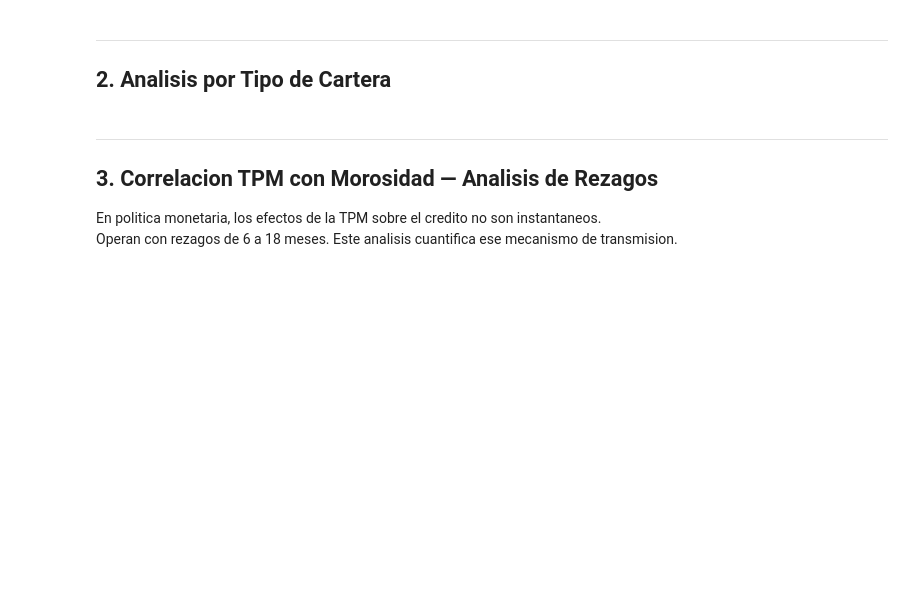
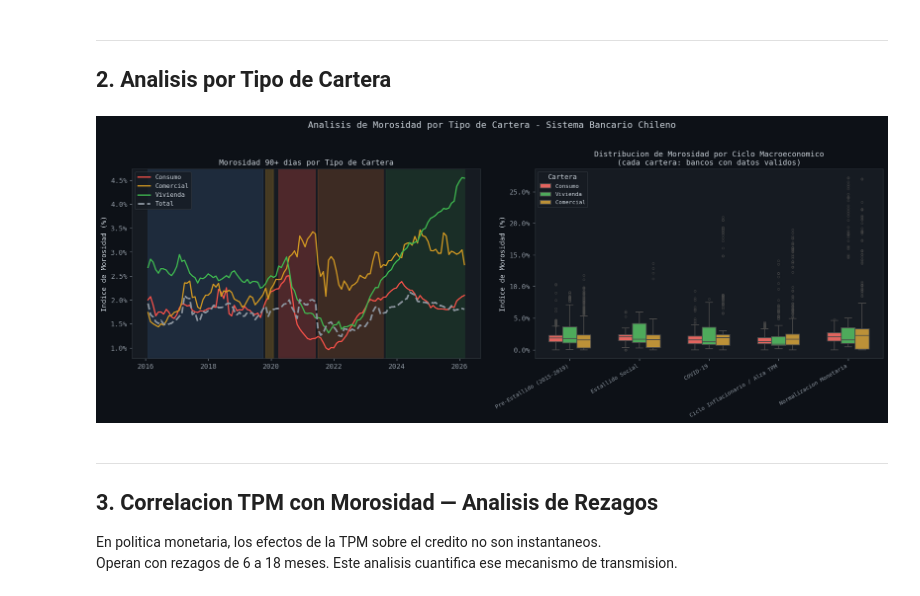
Before and after one commit to Iakrshn/chilean-banking-risk-monitor, a Jupyter notebook: notebooks/02_analisis_estadistico.ipynb, the cells around one changed output. Cells and saved outputs as stored; diff of their text form; code cells hidden in the pictures; blank space fills up the shorter version.

```diff
--- a/notebooks/02_analisis_estadistico.ipynb
+++ b/notebooks/02_analisis_estadistico.ipynb
@@ -83,11 +83,18 @@ REPORT_DIR.mkdir(exist_ok=True)
 df = pd.read_parquet(PROC_DIR / 'dataset_maestro.parquet')
 df['fecha'] = pd.to_datetime(df['fecha'])
 
+mora_consumo_sistema  = (
+    df[df['tiene_cartera_consumo']]
+    .groupby('fecha')['mora_consumo'].mean()
+)
+mora_vivienda_sistema = (
+    df[df['tiene_cartera_vivienda']]
+    .groupby('fecha')['mora_vivienda'].mean()
+)
+
 df_sistema = df.groupby('fecha').agg(
     mora_total     = ('mora_total',     'mean'),
     mora_comercial = ('mora_comercial', 'mean'),
-    mora_consumo   = ('mora_consumo',   'mean'),
-    mora_vivienda  = ('mora_vivienda',  'mean'),
     tpm            = ('tpm',            'first'),
     imacec         = ('imacec',         'first'),
     ipc            = ('ipc',            'first'),
@@ -95,5 +102,11 @@ df_sistema = df.groupby('fecha').agg(
     ciclo          = ('ciclo',          'first'),
 ).reset_index()
 
+# Agregar consumo y vivienda filtrados
+df_sistema = df_sistema.merge(mora_consumo_sistema.rename('mora_consumo'),   on='fecha', how='left')
+df_sistema = df_sistema.merge(mora_vivienda_sistema.rename('mora_vivienda'), on='fecha', how='left')
+
 print(f'Datos cargados: {df.shape}')
 print(f'Bancos: {df["banco"].nunique()} | Meses: {df["fecha"].nunique()}')
+print(f'Bancos con cartera consumo  : {df[df["tiene_cartera_consumo"]]["banco"].nunique()}')
+print(f'Bancos con cartera vivienda : {df[df["tiene_cartera_vivienda"]]["banco"].nunique()}')
@@ -170,38 +190,49 @@ for col, label, color in carteras:
     ax.plot(df_sistema['fecha'], df_sistema[col],
             color=color, lw=lw, ls=ls, label=label)
 ax.set_title('Morosidad 90+ dias por Tipo de Cartera', fontsize=11)
 ax.set_ylabel('Indice de Morosidad (%)')
 ax.yaxis.set_major_formatter(mticker.FormatStrFormatter('%.1f%%'))
 ax.legend(fontsize=9)
 
 ax = axes[1]
-df_box = df[['ciclo', 'mora_consumo', 'mora_comercial', 'mora_vivienda']].melt(
-    id_vars='ciclo', var_name='cartera', value_name='mora'
-)
-df_box['cartera'] = df_box['cartera'].str.replace('mora_', '').str.capitalize()
+df_cons = df[df['tiene_cartera_consumo']][['ciclo','mora_consumo']].copy()
+df_cons['cartera'] = 'Consumo'
+df_cons = df_cons.rename(columns={'mora_consumo': 'mora'})
+
+df_viv = df[df['tiene_cartera_vivienda']][['ciclo','mora_vivienda']].copy()
+df_viv['cartera'] = 'Vivienda'
+df_viv = df_viv.rename(columns={'mora_vivienda': 'mora'})
+
+df_com = df[['ciclo','mora_comercial']].copy()
+df_com['cartera'] = 'Comercial'
+df_com = df_com.rename(columns={'mora_comercial': 'mora'})
+
+df_box = pd.concat([df_cons, df_viv, df_com], ignore_index=True)
 colores_box = {'Consumo': ROJO, 'Comercial': AMARILLO, 'Vivienda': VERDE}
 orden_ciclos = [
     'Pre-Estallido (2015-2019)', 'Estallido Social',
     'COVID-19', 'Ciclo Inflacionario / Alza TPM', 'Normalizacion Monetaria'
 ]
 sns.boxplot(
     data=df_box, x='ciclo', y='mora', hue='cartera',
     order=[c for c in orden_ciclos if c in df_box['ciclo'].unique()],
     palette=colores_box, ax=ax, width=0.6, linewidth=1.2,
     flierprops={'marker': 'o', 'markersize': 3, 'alpha': 0.5}
 )
-ax.set_title('Distribucion de Morosidad por Ciclo Macroeconomico', fontsize=11)
+ax.set_title('Distribucion de Morosidad por Ciclo Macroeconomico\n(cada cartera: bancos con datos validos)', fontsize=11)
 ax.set_ylabel('Indice de Morosidad (%)')
 ax.set_xlabel('')
 ax.set_xticklabels(ax.get_xticklabels(), rotation=30, ha='right', fontsize=8)
 ax.yaxis.set_major_formatter(mticker.FormatStrFormatter('%.1f%%'))
 ax.legend(title='Cartera', fontsize=8)
 
 plt.suptitle('Analisis de Morosidad por Tipo de Cartera - Sistema Bancario Chileno',
              fontsize=13, y=1.02)
 plt.tight_layout()
 plt.savefig(REPORT_DIR / '02_analisis_cartera.png', dpi=150, bbox_inches='tight')
 plt.show()
+# %% [output]
+[figure, added]
 # %% [markdown]
 ---
 ## 3. Correlacion TPM con Morosidad — Analisis de Rezagos
```
Also changed, not shown: parts of 6 cells of this notebook, 10 other files.
